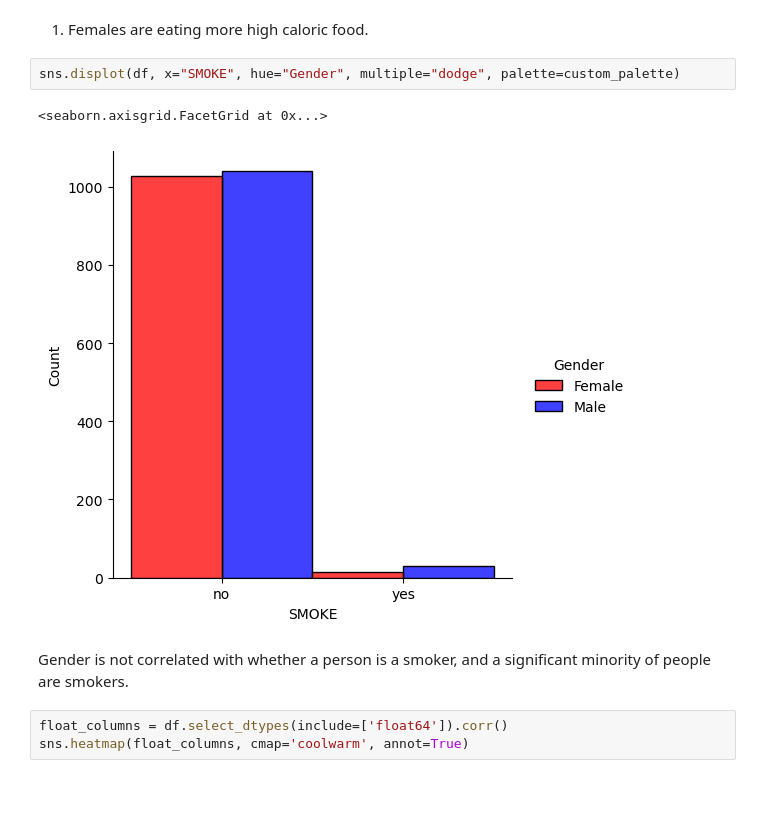
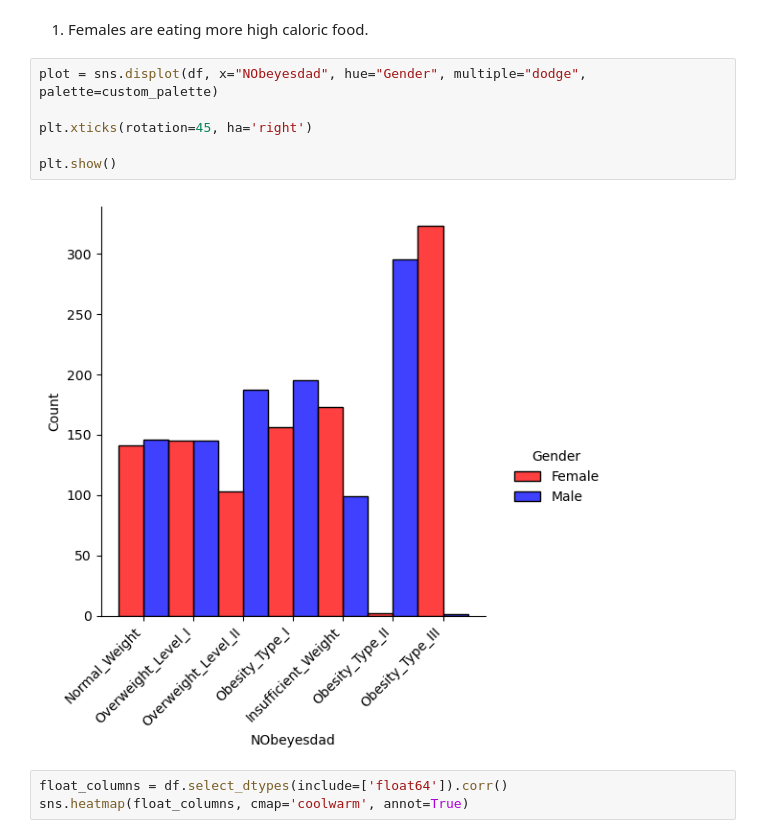
Before and after one commit to tomasz-trela/msid, a Jupyter notebook: eda.ipynb, the cells around one changed output. Cells and saved outputs as stored; diff of their text form; blank space fills up the shorter version.

Commit message:
feat:change plot

```diff
--- a/eda.ipynb
+++ b/eda.ipynb
@@ -136,12 +137,13 @@ sns.displot(df, x="FCVC", hue="Gender", multiple="dodge", palette=custom_palette
 # %% [markdown]
 1. Females are eating more high caloric food.
 # %%
-sns.displot(df, x="SMOKE", hue="Gender", multiple="dodge", palette=custom_palette)
+plot = sns.displot(df, x="NObeyesdad", hue="Gender", multiple="dodge", palette=custom_palette)
+
+plt.xticks(rotation=45, ha='right')
+
+plt.show()
 # %% [output]
-<seaborn.axisgrid.FacetGrid at 0x...>
-[figure, old version]
+[figure, new version]
-# %% [markdown]
-Gender is not correlated with whether a person is a smoker, and a significant minority of people are smokers.
 # %%
 float_columns = df.select_dtypes(include=['float64']).corr()
 sns.heatmap(float_columns, cmap='coolwarm', annot=True)
```
Also changed, not shown: parts of 2 cells of this notebook.
